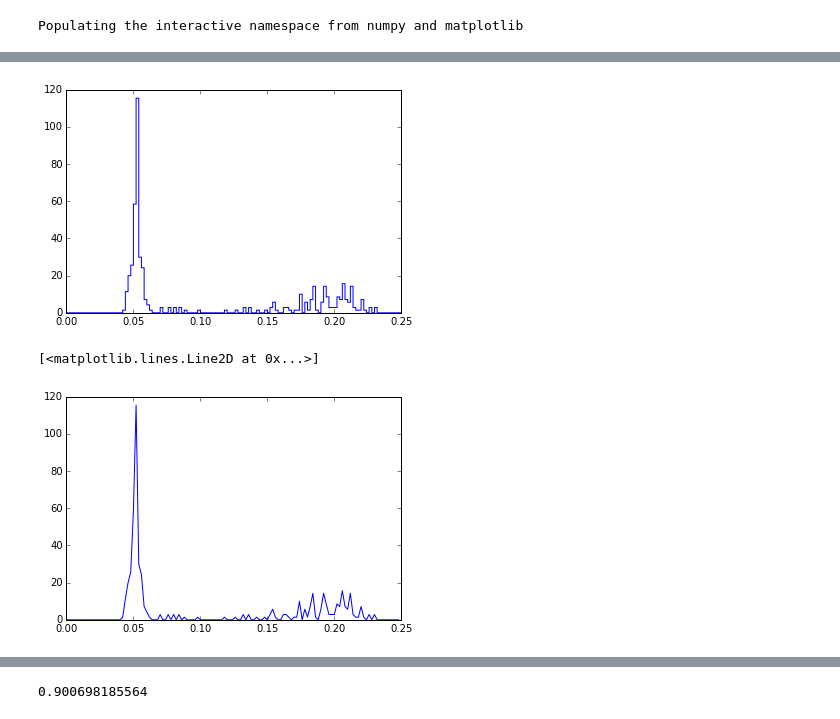
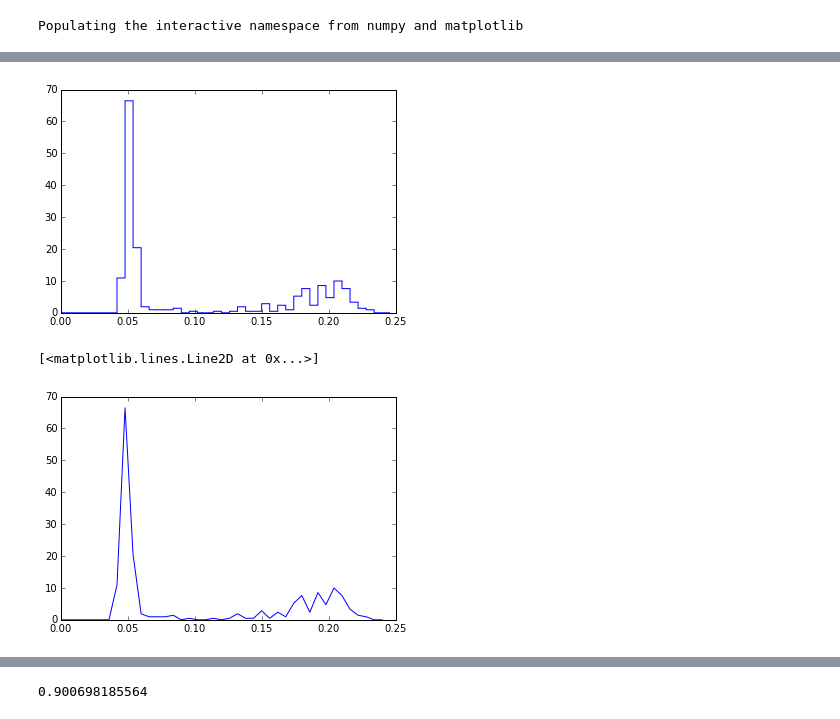
Before and after one commit to DanielKeith93/Python_Notebooks, a Jupyter notebook: Practice/Fitting.ipynb, the cells around one changed output, grey strips where cells are left out. Cells and saved outputs as stored; diff of their text form; code cells hidden in the pictures.

```diff
--- a/Practice/Fitting.ipynb
+++ b/Practice/Fitting.ipynb
@@ -42,15 +49,15 @@ for file in os.listdir( "C:/Users/z3414503/Desktop/Honours/Data/144815_C Spin Ta
 # %%
 bars = 100
 signals_max = []
 for x in signals:
     signals_max.append( max( x ) )
-y, x, _ = plt.hist( signals_max, bins=arange(0, 0.25 + 0.002, 0.002), histtype = 'step', normed = True )
+y, x, _ = plt.hist( signals_max, bins=arange(0, 0.25 + 0.002, 0.006), histtype = 'step', normed = True )
 # %% [output]
-[figure, old version]
+[figure, new version]
 # %%
 plot( x[:-1], y)
 # %% [output]
 [<matplotlib.lines.Line2D at 0x...>]
-[figure, old version]
+[figure, new version]
 # %%
 #define parameters
```
Also changed, not shown: parts of 4 cells of this notebook, 8 other files.
